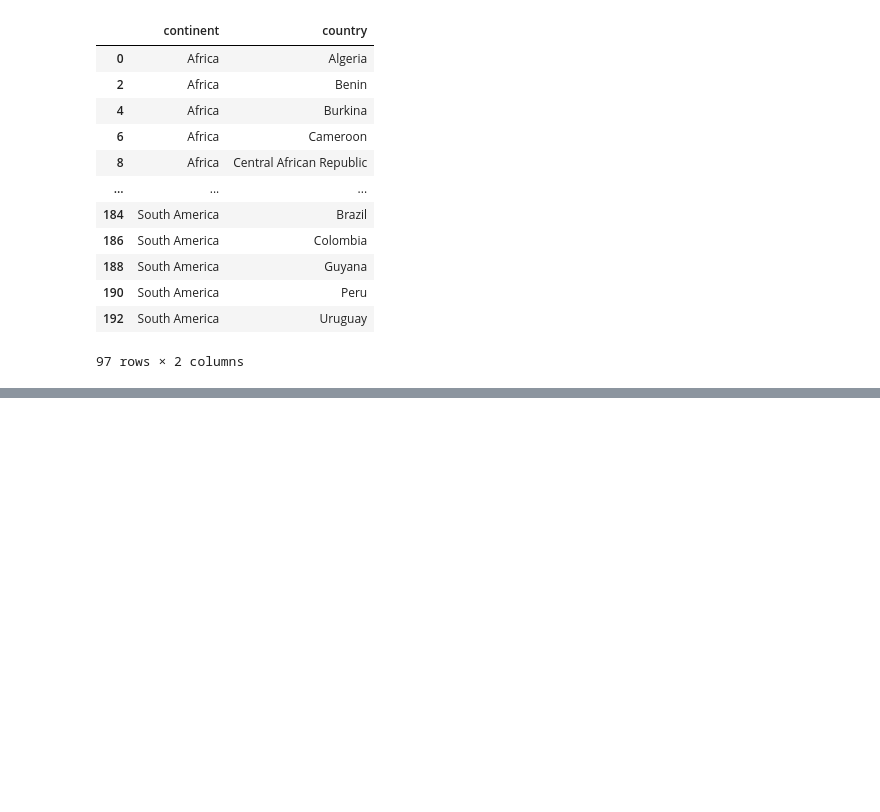
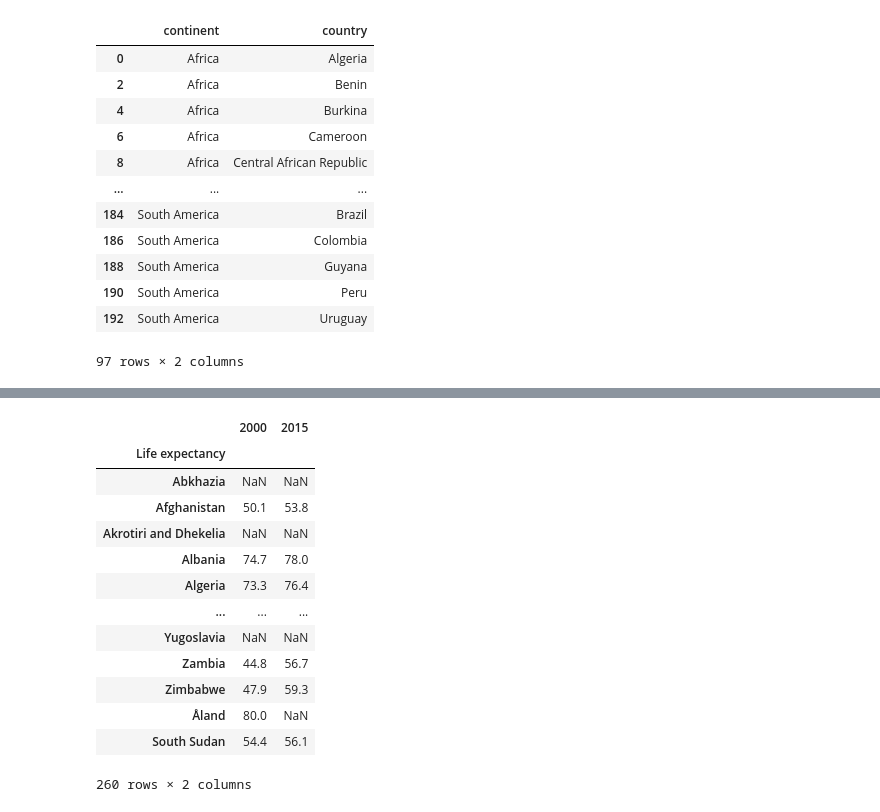
Before and after one commit to kith2909/data_models, a Jupyter notebook: pandas_intro.ipynb, the cells around one changed output, grey strips where cells are left out. Drawn from its saved outputs; the diff is of its cells as text; code cells hidden in the pictures; blank space fills up the shorter version.

```diff
--- a/pandas_intro.ipynb
+++ b/pandas_intro.ipynb
@@ -383,0 +451,17 @@ subset2
+# %%
+lifeexp[[2000, 2015]]
+# %% [output]
+|  | 2000 | 2015 |
+| Life expectancy |  |  |
+| Abkhazia | NaN | NaN |
+| Afghanistan | 50.1 | 53.8 |
+| Akrotiri and Dhekelia | NaN | NaN |
+| Albania | 74.7 | 78.0 |
+| Algeria | 73.3 | 76.4 |
+| ... | ... | ... |
+| Yugoslavia | NaN | NaN |
+| Zambia | 44.8 | 56.7 |
+| Zimbabwe | 47.9 | 59.3 |
+| Åland | 80.0 | NaN |
+| South Sudan | 54.4 | 56.1 |
+260 rows × 2 columns
```
Also changed, not shown: parts of 5 cells of this notebook, 7 other files.
